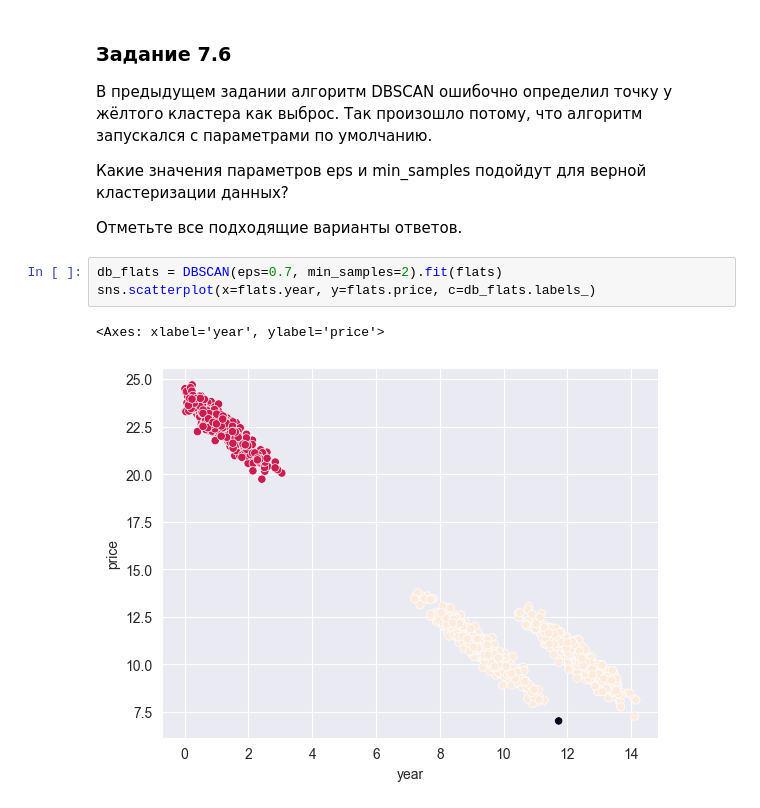
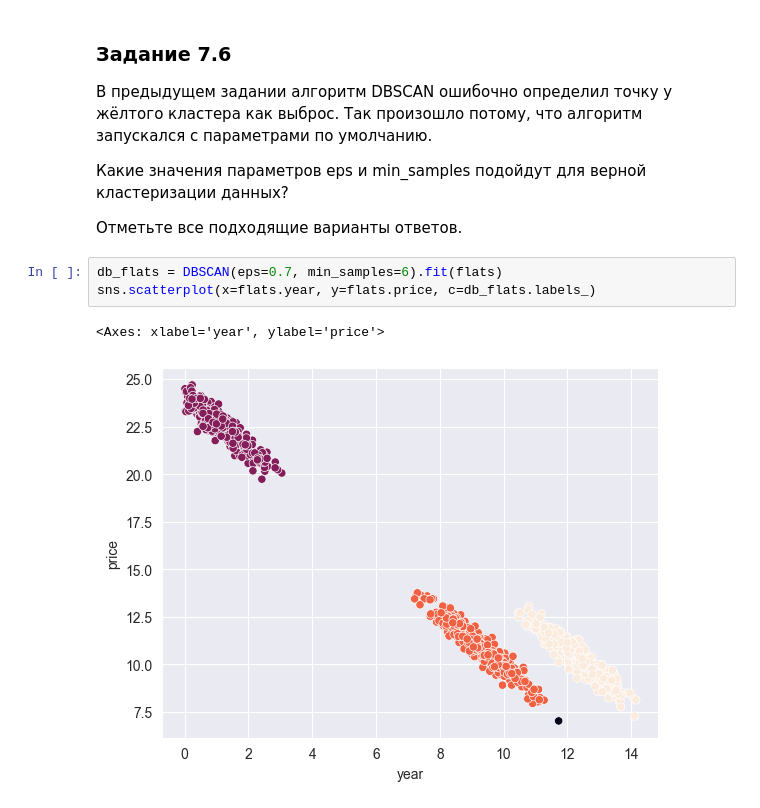
Before and after one commit to botovalex/SFDC, a Jupyter notebook: ML/ML4_Кластеризация.ipynb, the cells around one changed output. Cells and saved outputs as stored; diff of their text form.

```diff
--- a/ML/ML4_Кластеризация.ipynb
+++ b/ML/ML4_Кластеризация.ipynb
@@ -460,8 +460,8 @@ sns.scatterplot(x=flats.year, y=flats.price, c=db_flats.labels_)
 
 Отметьте все подходящие варианты ответов.
 # %%
-db_flats = DBSCAN(eps=0.7, min_samples=2).fit(flats)
+db_flats = DBSCAN(eps=0.7, min_samples=6).fit(flats)
 sns.scatterplot(x=flats.year, y=flats.price, c=db_flats.labels_)
 # %% [output]
 <Axes: xlabel='year', ylabel='price'>
-[figure, old version]
+[figure, new version]
```
Also changed, not shown: 2 other files.
